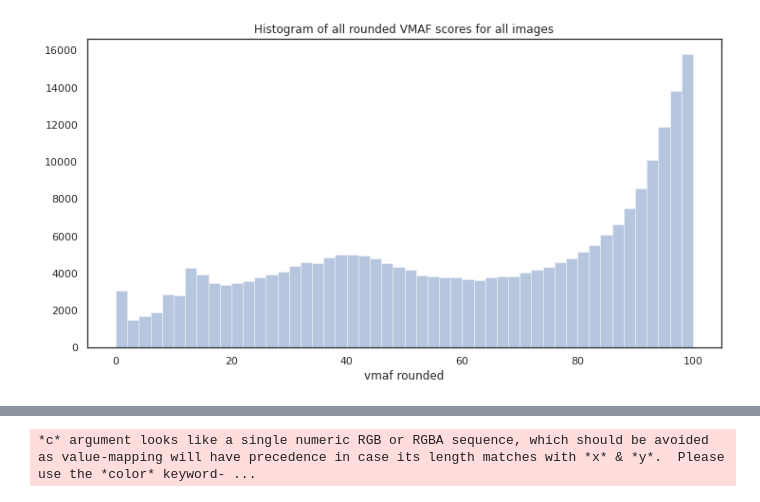
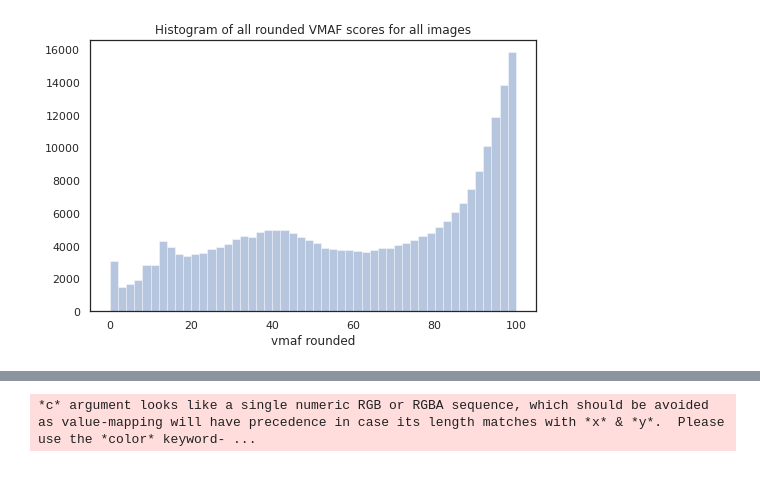
Before and after one commit to Telecommunication-Telemedia-Assessment/image_quality_test, a Jupyter notebook: pre_analysis/image_quality.ipynb, the cells around one changed output, grey strips where cells are left out. Cells and saved outputs as stored; diff of their text form; code cells hidden in the pictures.

Commit message:
adjust figure size

```diff
--- a/pre_analysis/image_quality.ipynb
+++ b/pre_analysis/image_quality.ipynb
@@ -59,15 +59,15 @@ d(dr.head())
 | 3 | Netflix_PierSeaside_4096x2160_60f... | Netflix_PierSeaside_4096x2160_60f... | 0.87774 | 0.94141 | 32.53714 | 0.98022 | 0.31810 | 0.58084 | 0.70083 | 0.79139 | ... |
 | 4 | Netflix_PierSeaside_4096x2160_60f... | Netflix_PierSeaside_4096x2160_60f... | 0.44623 | 0.71521 | 24.70304 | 0.76469 | 0.13069 | 0.21243 | 0.26210 | 0.31439 | ... |
 # %%
-sns.set(rc={'figure.figsize':(12,6)})
+sns.set(rc={'figure.figsize':(8,5)}) # --> was (16,6) before
 sns.set_style("white")
 
 ax = sns.distplot(dr["vmaf_round"], kde=False, hist=True)
 ax.set_title("Histogram of all rounded VMAF scores for all images")
 ax.set_xlabel("vmaf rounded")
 ax.get_figure().savefig("all_img_vmaf_distplot.pdf", bbox_inches="tight")
 # %% [output]
-[figure, old version]
+[figure, new version]
 # %%
 def get_crf(x):
     t = x.split("_")
```
Also changed, not shown: 1 other file.
